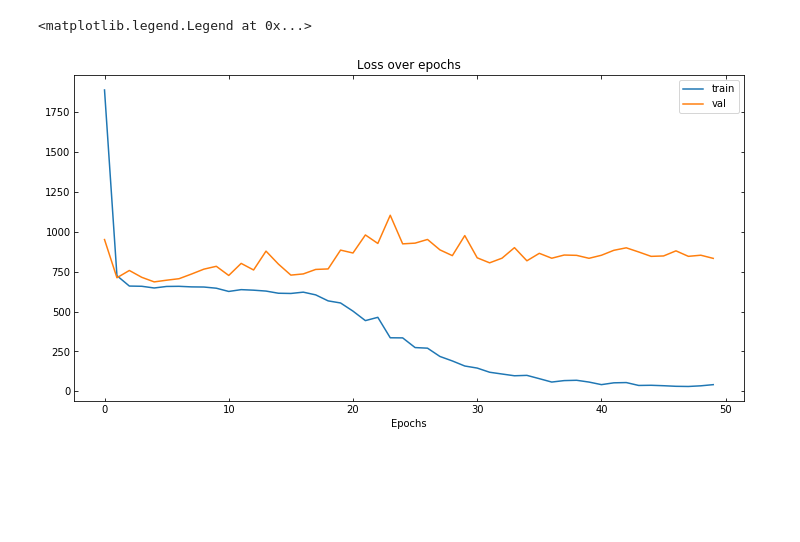
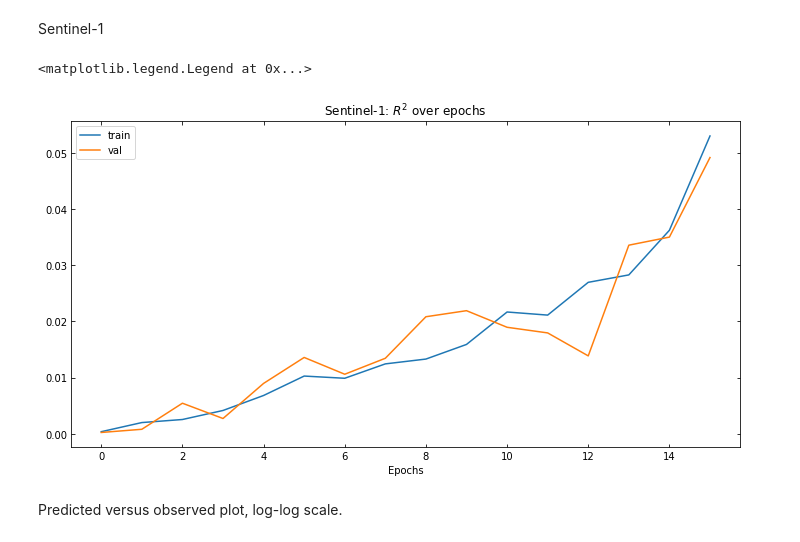
Before and after one commit to chrisyeh96/india-poverty, a Jupyter notebook: ipython_notebooks/plotting.ipynb, the cells around one changed output. Cells and saved outputs as stored; diff of their text form; code cells hidden in the pictures; blank space fills up the shorter version.

```diff
--- a/ipython_notebooks/plotting.ipynb
+++ b/ipython_notebooks/plotting.ipynb
@@ -16,10 +54,24 @@ fc_r["val"][-1]
+# %% [markdown]
+Sentinel-1
+# %%
+rsq_train = np.array([ 0.00036457,  0.00198868,  0.0025317 ,  0.00413859,  0.00680634,
+        0.01026039,  0.00986789,  0.01242627,  0.01328416,  0.0158855 ,
+        0.02165581,  0.02110433,  0.02693423,  0.02825476,  0.03619453,
+        0.05297008])
+# %%
+rsq_val = np.array([ 0.0002256 ,  0.00079412,  0.00543012,  0.00271057,  0.00895483,
+        0.01357055,  0.01058456,  0.01342562,  0.02081358,  0.02189011,
+        0.01893835,  0.01793572,  0.0138493 ,  0.03354341,  0.0349814 ,
+        0.04913074])
 # %%
 plt.figure(figsize=(12, 6))
-plt.plot(fc_losses["train"], label="train")
-plt.plot(fc_losses["val"], label="val")
-plt.title("Loss over epochs")
+plt.plot(rsq_train, label="train")
+plt.plot(rsq_val, label="val")
+plt.title("Sentinel-1: $R^2$ over epochs")
 plt.xlabel("Epochs")
 plt.legend()
 # %% [output]
 <matplotlib.legend.Legend at 0x...>
-[figure, old version]
+[figure, new version]
+# %% [markdown]
+Predicted versus observed plot, log-log scale.
```
Also changed, not shown: parts of 18 cells of this notebook.
